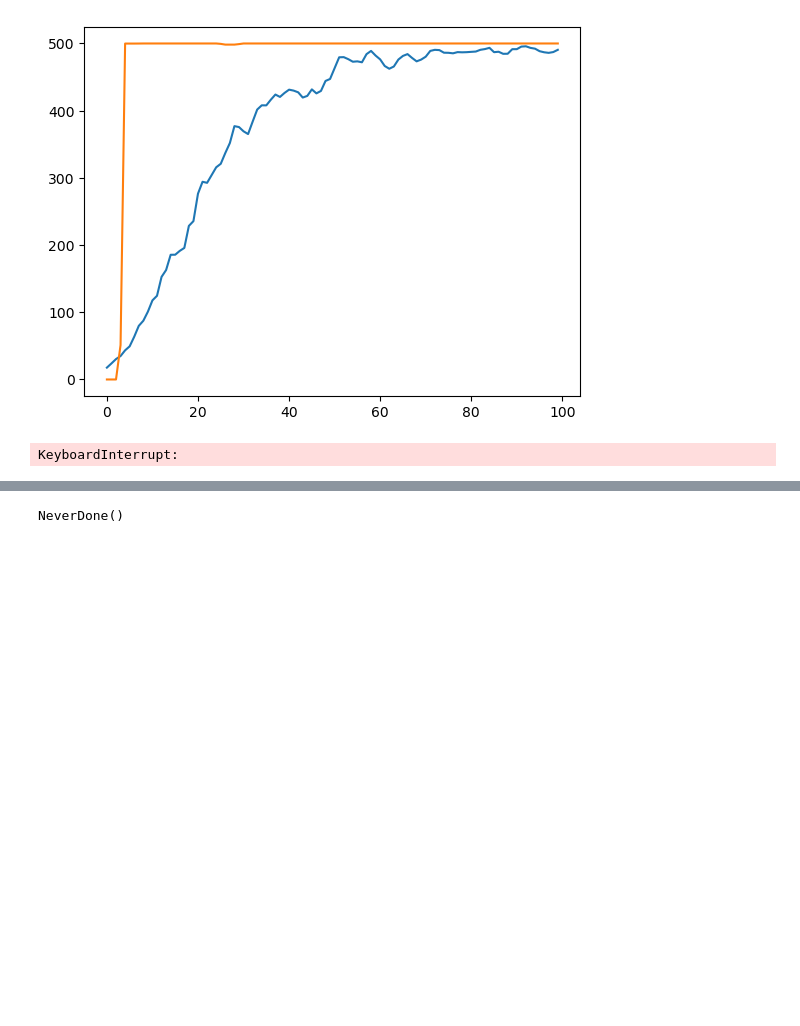
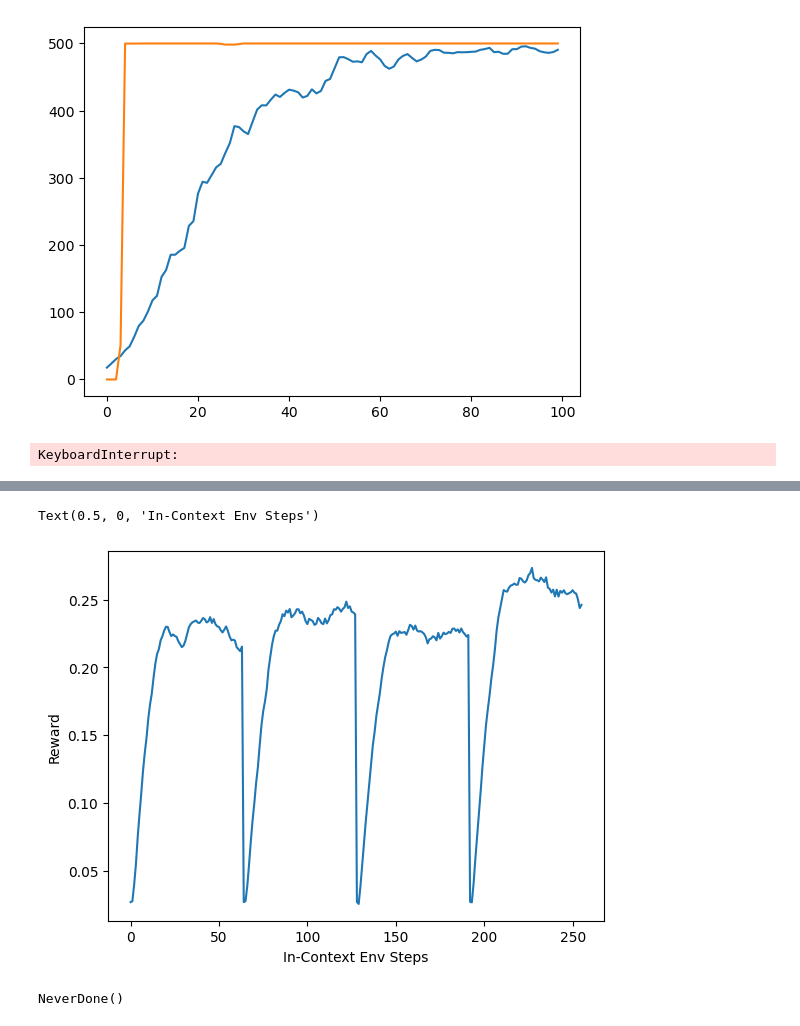
Before and after one commit to akarshkumar0101/synthetic-mdps, a Jupyter notebook: src/temp.ipynb, the cells around one changed output, grey strips where cells are left out. Saved outputs shown, nothing was run; the diff lists cells and outputs as text; code cells hidden in the pictures; blank space fills up the shorter version.

```diff
--- a/src/temp.ipynb
+++ b/src/temp.ipynb
@@ -136,3 +152,32 @@ cat.doit()
+# %%
+env_id = "name=csmdp;d_state=2;d_obs=8;n_acts=4;delta=T;trans=linear;rew=linear;mrl=4x64"
+agent_id = "obs_embed=dense;name=linear_transformer;tl=500"
+with open(f'../data/exp_tbc/pretrain/{env_id}/agent_params.pkl', 'rb') as f:
+    agent_params = pickle.load(f)
+    agent_params = jax.tree_map(lambda x: x[0], agent_params)
+
+env = run.create_env(env_id)
+n_acts = env.action_space(None).n
+agent = run.create_agent(agent_id, env_id, n_acts)
+
+from algos.ppo_dr import PPO
+ppo = PPO(agent, env, sample_env_params=env.sample_params, tx=None, n_envs=128, n_steps=256, n_updates=0)
+
+rng = jax.random.PRNGKey(0)
+carry = ppo.init_agent_env(rng)
+rng, train_state, env_params, agent_state, obs, env_state = carry
+train_state = train_state.replace(params=agent_params)
+carry = rng, train_state, env_params, agent_state, obs, env_state
+
+carry, buffer = ppo.eval_step(carry, None)
+
+plt.plot(buffer['rew'].mean(axis=1))
+
+plt.ylabel('Reward')
+plt.xlabel('In-Context Env Steps')
+# %% [output]
+Text(0.5, 0, 'In-Context Env Steps')
+[figure, added]
 # %%
 %load_ext autoreload
 %autoreload 2
```
Also changed, not shown: parts of 9 cells of this notebook, 4 other files.
